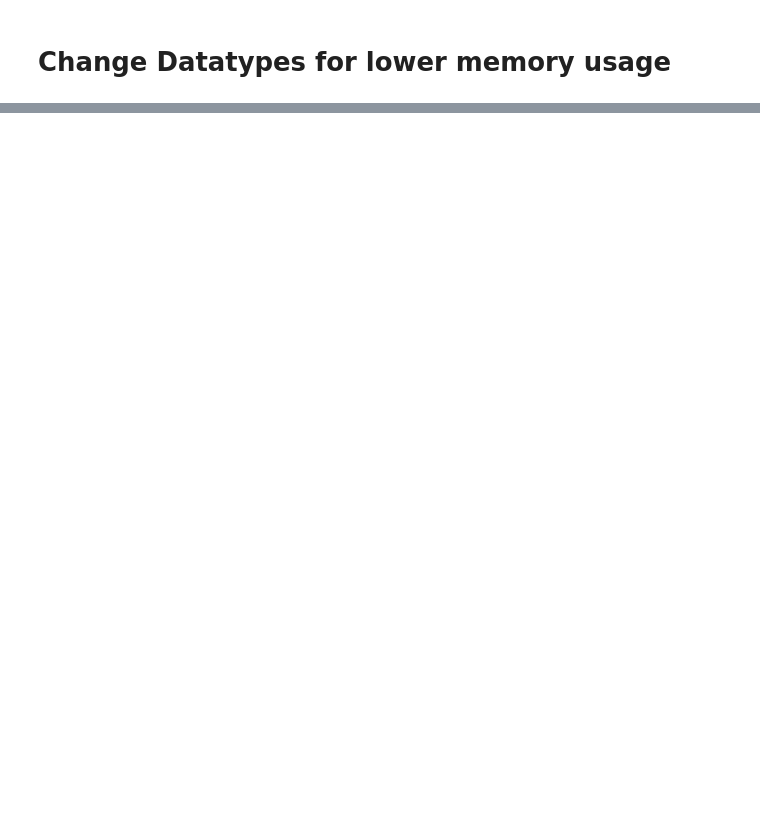
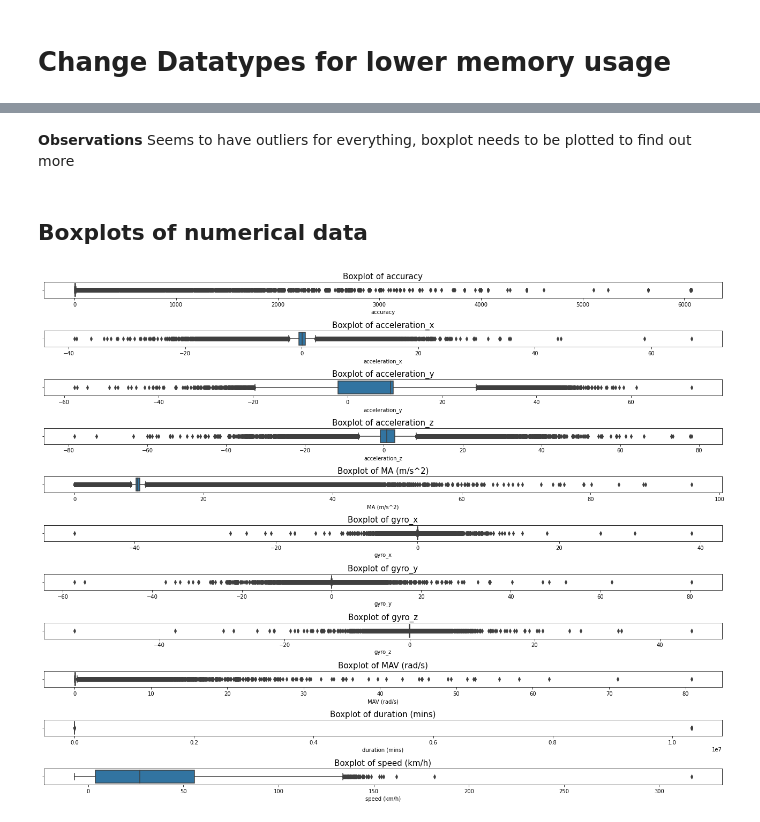
Before and after one commit to timothyckl/Just-Taxi-Analysis, a Jupyter notebook: analysis/outlier_eda_using_dask.ipynb, the cells around one changed output, grey strips where cells are left out. Saved outputs shown, nothing was run; the diff lists cells and outputs as text; code cells hidden in the pictures; blank space fills up the shorter version.

Commit message:
update outlier file

```diff
--- a/analysis/outlier_eda_using_dask.ipynb
+++ b/analysis/outlier_eda_using_dask.ipynb
@@ -64,0 +107,17 @@ num_cols = df.select_dtypes(include=['int8', 'int16', 'int32', 'int64', 'float16
+# %% [markdown]
+**Observations**
+Seems to have outliers for everything, boxplot needs to be plotted to find out more
+# %% [markdown]
+## Boxplots of numerical data
+# %%
+%%time
+# boxplots of numerical data
+plt.figure(figsize=(18,14))
+for i, col in enumerate(num_cols):
+    plt.subplot(11,1,i+1)
+    sns.boxplot(x=col, data=cleaned_df[num_cols].compute())
+    plt.title(f"Boxplot of {col}", fontsize=15)
+    plt.tight_layout()
+plt.show()
+# %% [output]
+[figure, added]
```
Also changed, not shown: parts of 15 cells of this notebook.
